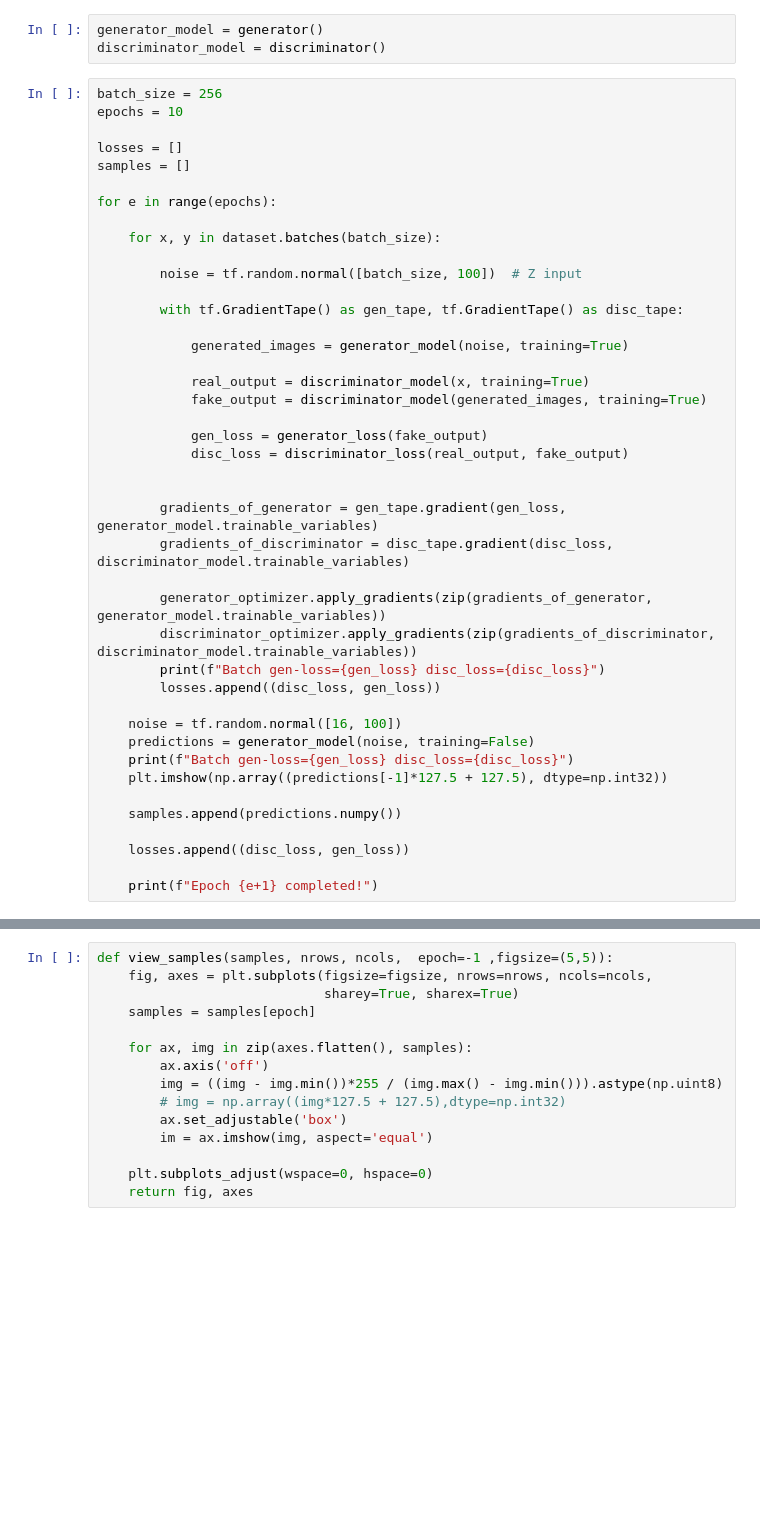
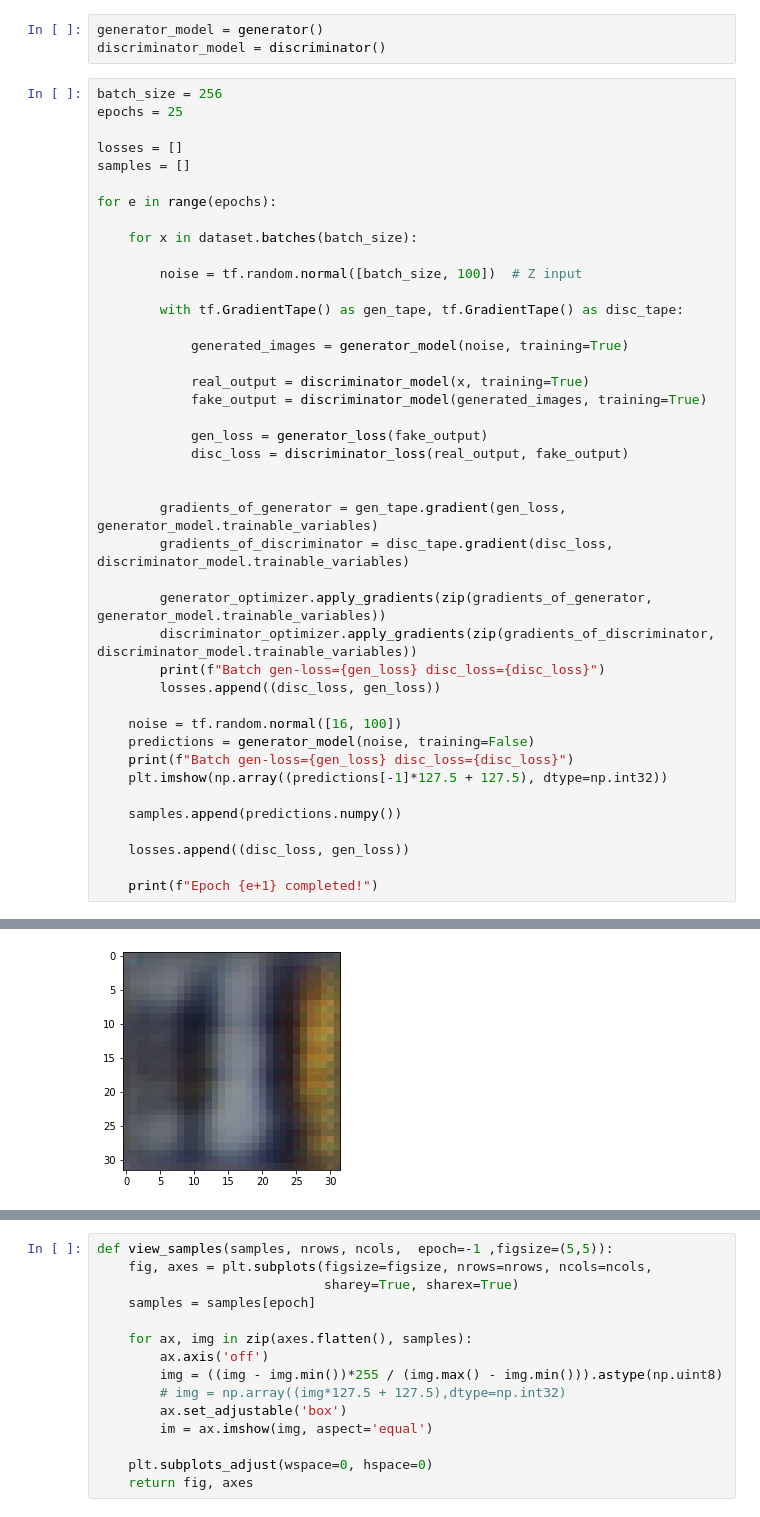
Before and after one commit to DinushkaDDS/DeepLearning-Exersices, a Jupyter notebook: GANs/DCGAN_Exercises.ipynb, the cells around one changed output, grey strips where cells are left out. Saved outputs shown, nothing was run; the diff lists cells and outputs as text; blank space fills up the shorter version.

```diff
--- a/GANs/DCGAN_Exercises.ipynb
+++ b/GANs/DCGAN_Exercises.ipynb
@@ -234,14 +234,14 @@ generator_model = generator()
 discriminator_model = discriminator()
 # %%
 batch_size = 256
-epochs = 10
+epochs = 25
 
 losses = []
 samples = []
 
 for e in range(epochs):
 
-    for x, y in dataset.batches(batch_size):
+    for x in dataset.batches(batch_size):
 
         noise = tf.random.normal([batch_size, 100])  # Z input
 
@@ -295,3 +295,4 @@ Batch gen-loss=2.3335862159729004 disc_loss=0.15762069821357727
+[figure, added]
 # %%
 fig, ax = plt.subplots()
 losses = np.array(losses)
```
Also changed, not shown: parts of 5 cells of this notebook, 2 other files.
